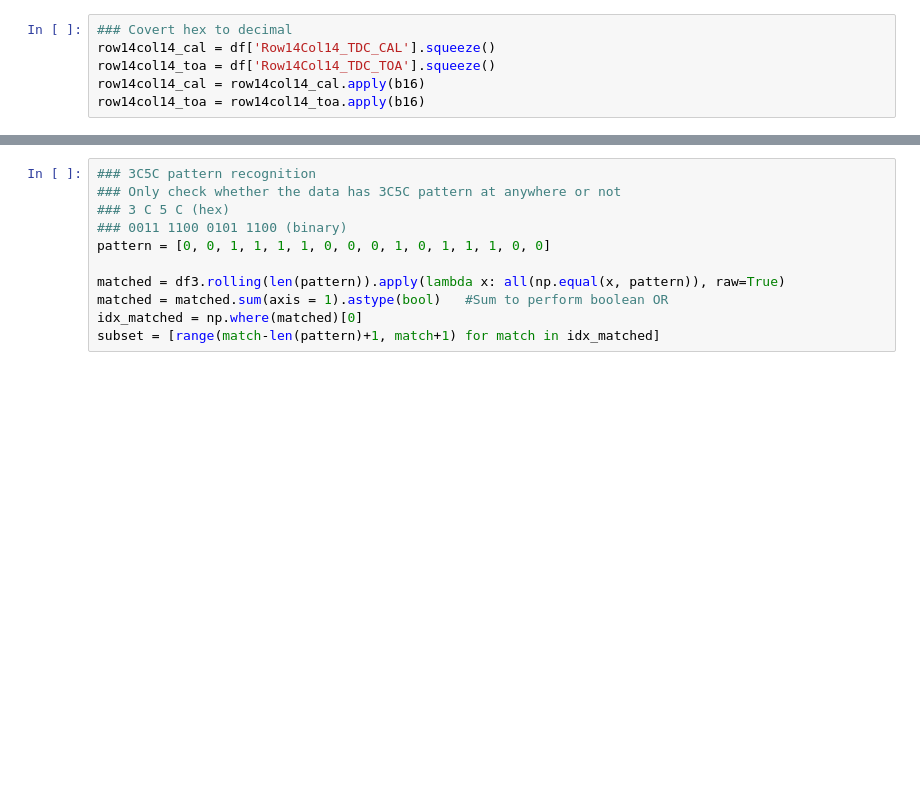
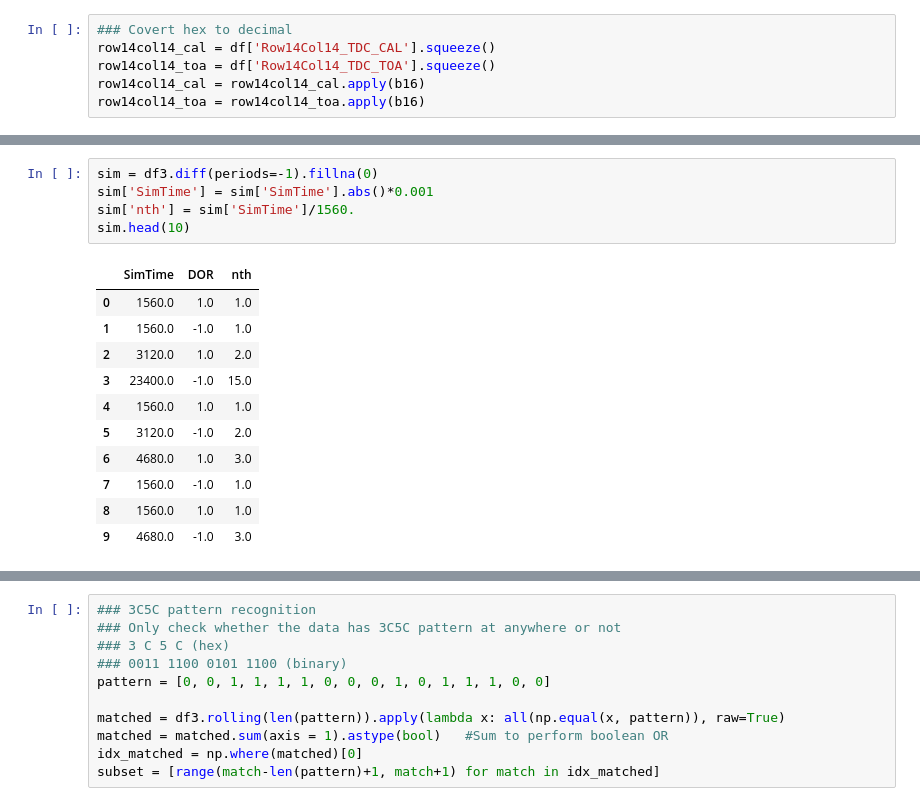
Before and after one commit to Quantumapple/etroc2datavalidation, a Jupyter notebook: DataVerify.ipynb, the cells around one changed output, grey strips where cells are left out. Drawn from its saved outputs; the diff is of its cells as text; blank space fills up the shorter version.

```diff
--- a/DataVerify.ipynb
+++ b/DataVerify.ipynb
@@ -139,0 +119,17 @@ df3.head()
+# %%
+sim = df3.diff(periods=-1).fillna(0)
+sim['SimTime'] = sim['SimTime'].abs()*0.001
+sim['nth'] = sim['SimTime']/1560.
+sim.head(10)
+# %% [output]
+|  | SimTime | DOR | nth |
+| 0 | 1560.0 | 1.0 | 1.0 |
+| 1 | 1560.0 | -1.0 | 1.0 |
+| 2 | 3120.0 | 1.0 | 2.0 |
+| 3 | 23400.0 | -1.0 | 15.0 |
+| 4 | 1560.0 | 1.0 | 1.0 |
+| 5 | 3120.0 | -1.0 | 2.0 |
+| 6 | 4680.0 | 1.0 | 3.0 |
+| 7 | 1560.0 | -1.0 | 1.0 |
+| 8 | 1560.0 | 1.0 | 1.0 |
+| 9 | 4680.0 | -1.0 | 3.0 |
```
Also changed, not shown: parts of 17 cells of this notebook.
